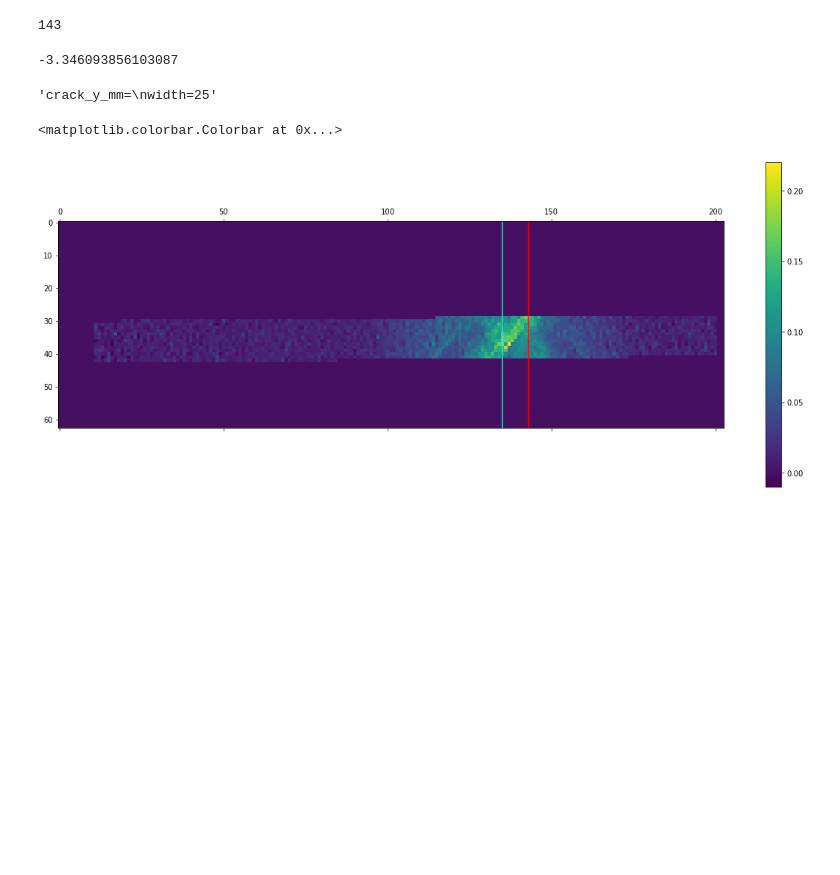
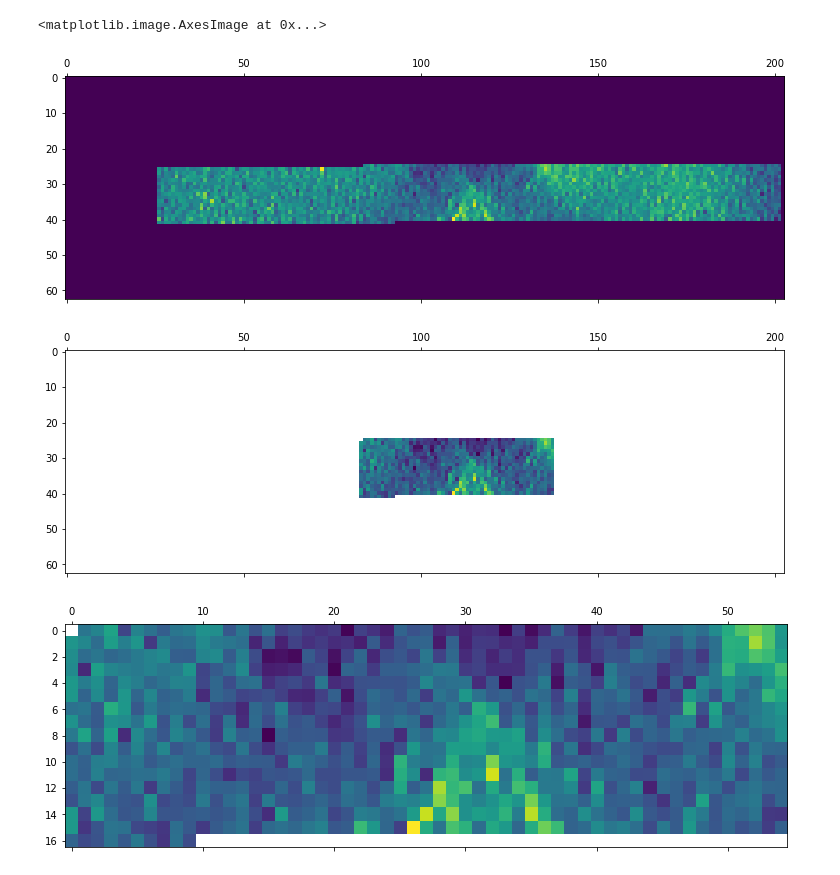
Before and after one commit to KMDE-10/DIC, a Jupyter notebook: pickle_import_analys.ipynb, the cells around one changed output. Drawn from its saved outputs; the diff is of its cells as text; code cells hidden in the pictures; blank space fills up the shorter version.

```diff
--- a/pickle_import_analys.ipynb
+++ b/pickle_import_analys.ipynb
@@ -67,22 +37,0 @@ def get_col_idx(mm:float)->int:
-# %%
-crack_idx=int(positions.loc[sample,'crack'])
-seam_idx=int(positions.loc[sample,'pos'])
-seam_y_mm=lookup.iloc[0,:][('coordinates','coordinate_y')][:,seam_idx].mean()
-crack_y_mm=lookup.iloc[0,:][('coordinates','coordinate_y')][:,crack_idx].mean()
-width=25
-
-
-display(seam_idx,seam_y_mm)
-# %% [output]
-143
--3.346093856103087
-'crack_y_mm=\nwidth=25'
-# %%
-fix,ax=plt.subplots(figsize=(20,8))
-imf=ax.matshow(lookup.iloc[230,:][(      'strains',                   'strain_p1')])
-ax.axvline(seam_idx,color='red')
-ax.axvline(crack_idx,color='turquoise')
-plt.colorbar(imf)
-# %% [output]
-<matplotlib.colorbar.Colorbar at 0x...>
-[figure, removed]
@@ -88,0 +79,30 @@ plt.colorbar(imf)
+# %%
+def refine_stencil(stencil_df_nonans,left,right):
+    stencil_df_nonans.loc[:,:left]=np.nan
+    stencil_df_nonans.loc[:,right:]=np.nan
+    return(stencil_df_nonans)
+#plt.matshow(refine_stencil(stencil_df_nonans,100,150))
+# %%
+def create_full_stencil(lookup,positions,name,width):
+    stencil_df_origin=pd.DataFrame(lookup.iloc[10,:][(      'strains',                   'strain_p1')])
+    stencil_df_nonans=get_df_mask(stencil_df_origin)
+    borders=seam_zoom(lookup,('strains','strain_p1'),name,positions,width)
+    full_stencil=refine_stencil(stencil_df_nonans,borders[1],borders[2])
+    return(full_stencil)
+def apply_full_stencil(lookup,stencil):
+    vis=pd.DataFrame(lookup)
+    vis=vis.multiply(stencil)
+    vis=strip_nans(vis)
+    return vis
+#plt.matshow(create_full_stencil(lookup,positions,sample,25))
+# %%
+stencil=create_full_stencil(lookup,positions,sample,25)
+vis=pd.DataFrame(lookup.iloc[500,:][(      'strains',                   'strain_p1')])
+plt.matshow(vis)
+plt.matshow(vis.multiply(stencil))
+plt.matshow(apply_full_stencil(vis,stencil))
+# %% [output]
+<matplotlib.image.AxesImage at 0x...>
+[figure, added]
+[figure, added]
+[figure, added]
```
Also changed, not shown: parts of 10 cells of this notebook.
